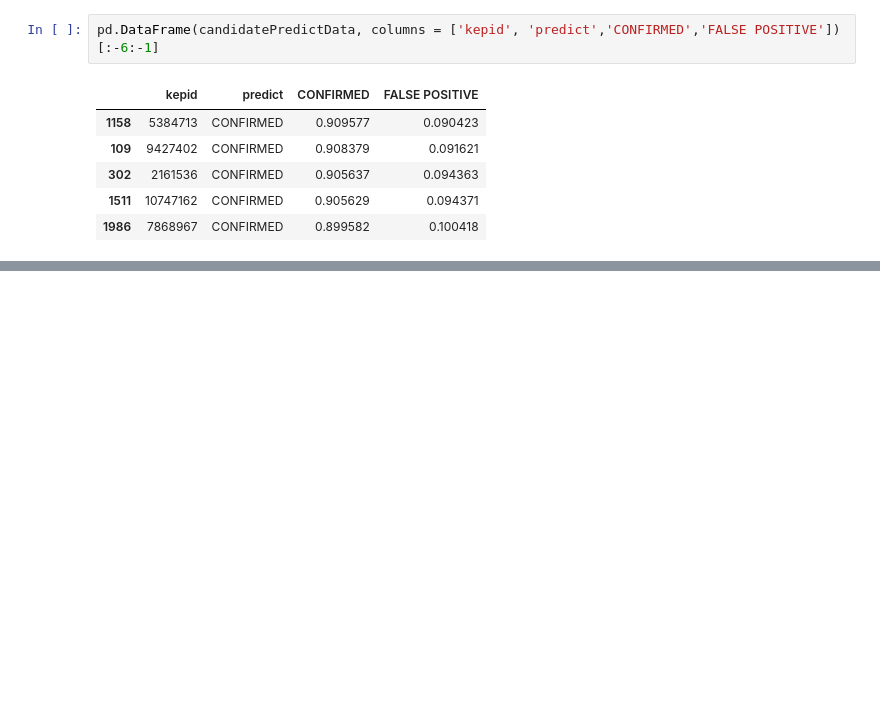
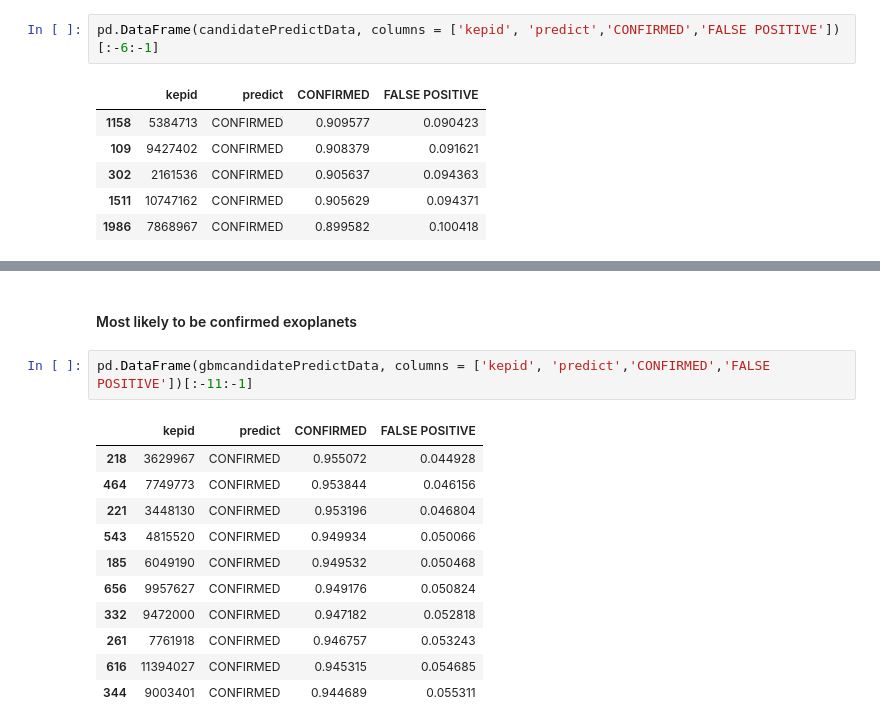
Before and after one commit to suryadutta/exoplanets_ML, a Jupyter notebook: Exoplanet Candidate Classification.ipynb, the cells around one changed output, grey strips where cells are left out. Drawn from its saved outputs; the diff is of its cells as text; blank space fills up the shorter version.

```diff
--- a/Exoplanet Candidate Classification.ipynb
+++ b/Exoplanet Candidate Classification.ipynb
@@ -172,3 +333,19 @@ pd.DataFrame(candidatePredictData, columns = ['kepid', 'predict','CONFIRMED','FA
+# %% [markdown]
+#### Most likely to be confirmed exoplanets
+# %%
+pd.DataFrame(gbmcandidatePredictData, columns = ['kepid', 'predict','CONFIRMED','FALSE POSITIVE'])[:-11:-1]
+# %% [output]
+|  | kepid | predict | CONFIRMED | FALSE POSITIVE |
+| 218 | 3629967 | CONFIRMED | 0.955072 | 0.044928 |
+| 464 | 7749773 | CONFIRMED | 0.953844 | 0.046156 |
+| 221 | 3448130 | CONFIRMED | 0.953196 | 0.046804 |
+| 543 | 4815520 | CONFIRMED | 0.949934 | 0.050066 |
+| 185 | 6049190 | CONFIRMED | 0.949532 | 0.050468 |
+| 656 | 9957627 | CONFIRMED | 0.949176 | 0.050824 |
+| 332 | 9472000 | CONFIRMED | 0.947182 | 0.052818 |
+| 261 | 7761918 | CONFIRMED | 0.946757 | 0.053243 |
+| 616 | 11394027 | CONFIRMED | 0.945315 | 0.054685 |
+| 344 | 9003401 | CONFIRMED | 0.944689 | 0.055311 |
 # %%
 h2o.cluster().shutdown(prompt=False)
 # %% [output]
```
Also changed, not shown: parts of 32 cells of this notebook, 5 other files.
